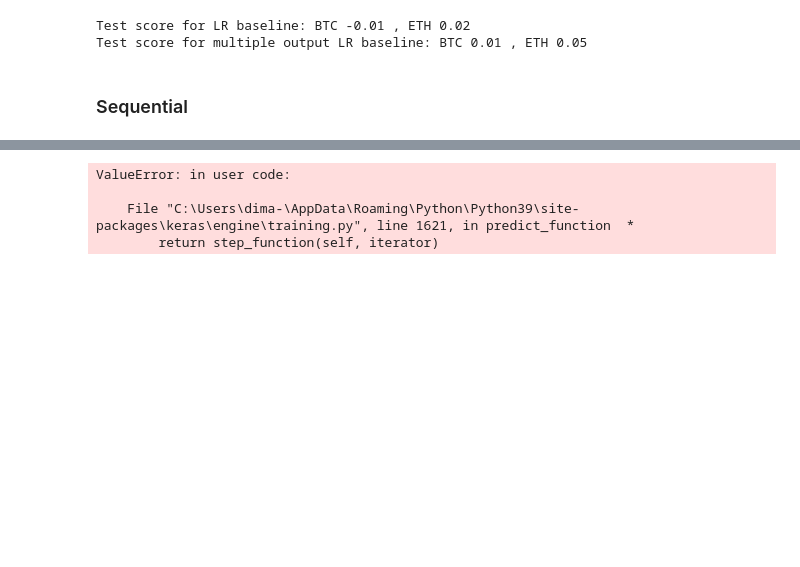
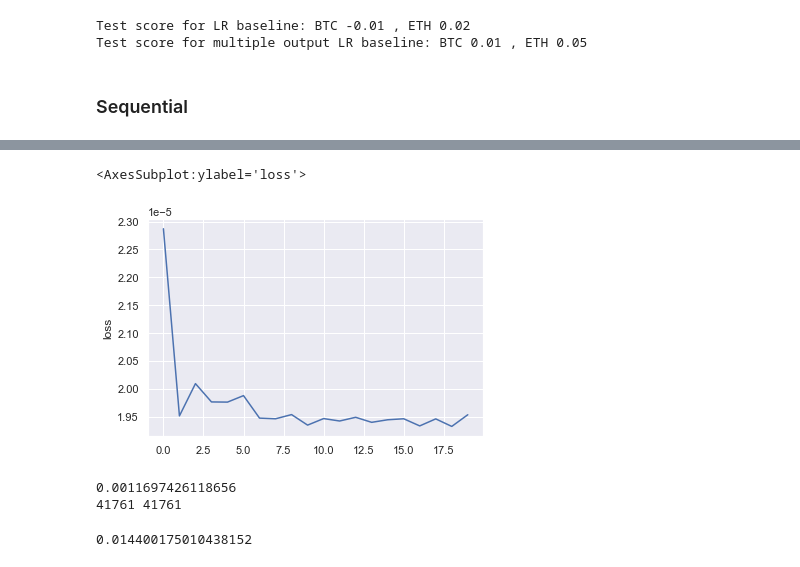
Before and after one commit to Klemeshov/UNI, a Jupyter notebook: HomeWork2/index.ipynb, the cells around one changed output, grey strips where cells are left out. Cells and saved outputs as stored; diff of their text form; code cells hidden in the pictures; blank space fills up the shorter version.

```diff
--- a/HomeWork2/index.ipynb
+++ b/HomeWork2/index.ipynb
@@ -347,13 +347,14 @@ from tensorflow.keras.utils import plot_model
 from tensorflow.keras.optimizers import Adam
 
 model = Sequential()
-model.add(LSTM(25, return_sequences=True))
-# model.add(LSTM(50, return_sequences=True, input_shape=(8, 1)))
-model.add(LSTM(25, return_sequences=True))
+# model.add(LSTM(25, return_sequences=True))
+model.add(LSTM(50, return_sequences=True, input_shape=(4, 1)))
+# model.add(LSTM(25, return_sequences=True))
 model.add(LSTM(50, return_sequences=True))
 model.add(LSTM(50))
 model.add(Dense(25))
 model.add(Dense(1))
 
-model.compile(loss='mse', optimizer=Adam(learning_rate=1e-1))
+# model.compile(loss='mse', optimizer=Adam(learning_rate=1e-1))
 model.compile(loss='mse', optimizer='adam')
+model.summary()
@@ -381,0 +381,2 @@ _________________________________________________________________
+# %%
+history = model.fit(x_train_scaled[6], y_train[6], batch_size=256, epochs=20)
@@ -382,10 +401,20 @@ _________________________________________________________________
+# %%
+import seaborn as sns
+
+sns.set()
+df_history = pd.DataFrame(history.history)
+sns.lineplot(x = df_history.index, y = df_history.loss)
+# %% [output]
+<AxesSubplot:ylabel='loss'>
+[figure, added]
 # %%
-labels_pred = model.predict(x_test_scaled[0])
-#np.corrcoef(labels_pred, labels_test)[0, 1]
-print(x_test[0][0])
-print(len(labels_pred.flatten()), len(x_test[0].flatten()))
+labels_pred = model.predict(x_test_scaled[1])
+print(y_test[1][1])
+print(len(labels_pred.flatten()), len(y_test[1].flatten()))
 # %% [output]
-ValueError: in user code:
-
-    File "C:\Users\dima-\AppData\Roaming\Python\Python39\site-packages\keras\engine\training.py", line 1621, in predict_function  *
-        return step_function(self, iterator)
+0.0011697426118656
+41761 41761
+# %%
+np.corrcoef(labels_pred.flatten(), y_test[1].flatten())[0, 1]
+# %% [output]
+0.014400175010438152
```
Also changed, not shown: parts of 3 cells of this notebook.
